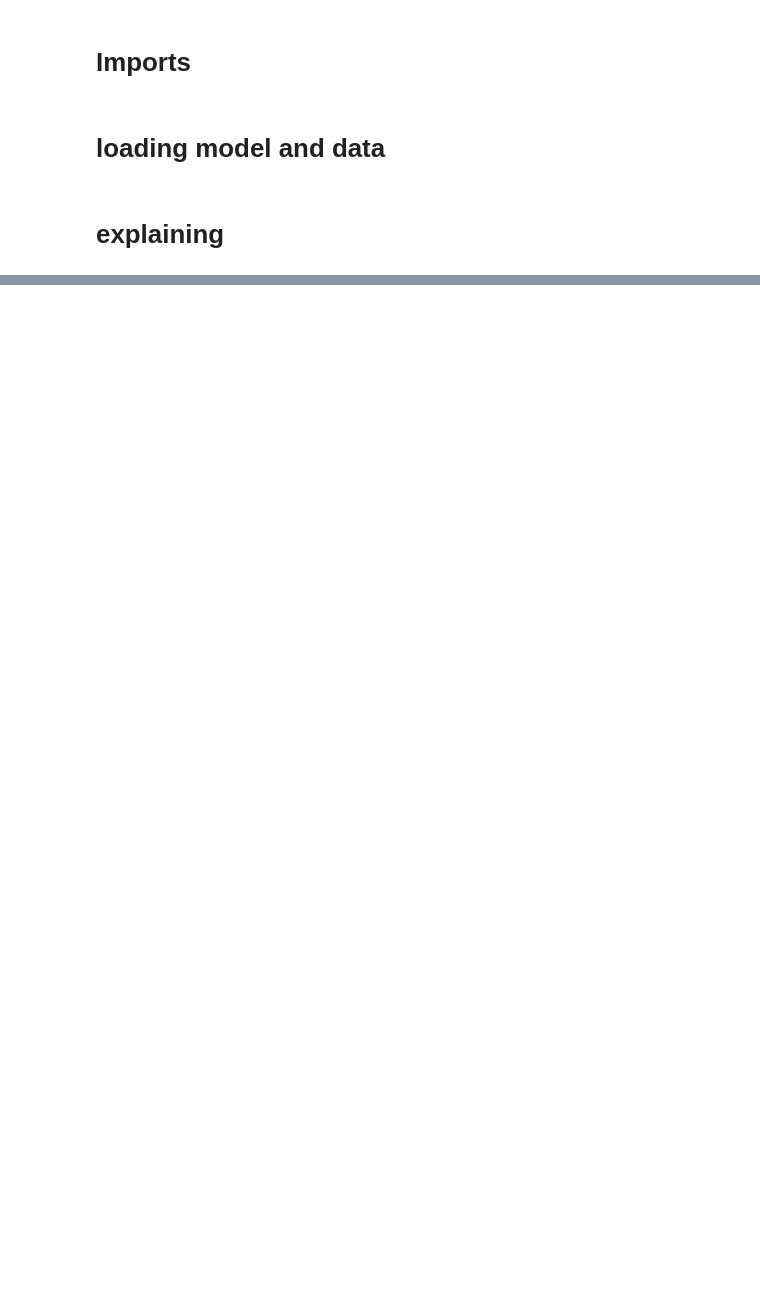
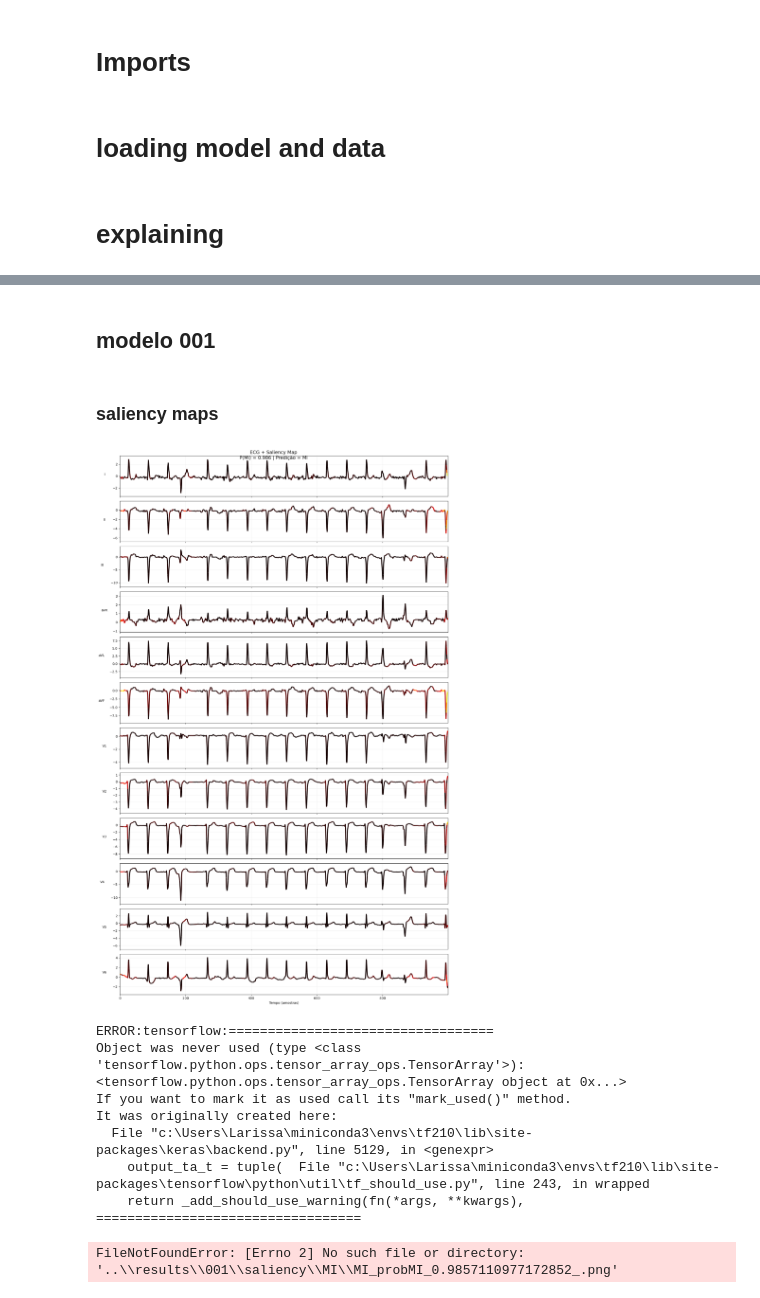
Before and after one commit to lari-ms/xai-heartattack-detection, a Jupyter notebook: notebooks/explainability.ipynb, the cells around one changed output, grey strips where cells are left out. Cells and saved outputs as stored; diff of their text form; code cells hidden in the pictures; blank space fills up the shorter version.

```diff
--- a/notebooks/explainability.ipynb
+++ b/notebooks/explainability.ipynb
@@ -18,13 +18,13 @@ from preprocessing import *
 # %% [markdown]
 # loading model and data
 # %%
-model = load_model("..\models\model_0.01_32.keras")
+model01 = load_model("..\models\model_0.01_32.keras")
 # %%
-#path_metadata = "C:\\Users\\Larissa\\bsi\\IC2025\\datasets\\ptbxl\\ptbxl_database.csv"
-path_metadata = "C:\\Users\\Larissa\\Downloads\\ptb-xl-a-large-publicly-available-electrocardiography-dataset-1.0.3\\ptb-xl-a-large-publicly-available-electrocardiography-dataset-1.0.3\\ptbxl_database.csv"
+path_metadata = "C:\\Users\\Larissa\\bsi\\IC2025\\datasets\\ptbxl\\ptbxl_database.csv"
+#path_metadata = "C:\\Users\\Larissa\\Downloads\\ptb-xl-a-large-publicly-available-electrocardiography-dataset-1.0.3\\ptb-xl-a-large-publicly-available-electrocardiography-dataset-1.0.3\\ptbxl_database.csv"
 sampling_rate = 100 #500
-#main_path = "C:\\Users\\Larissa\\bsi\\IC2025\\datasets\\ptbxl\\" #\\records"+str(sampling_rate)
-main_path = "C:\\Users\\Larissa\\Downloads\\ptb-xl-a-large-publicly-available-electrocardiography-dataset-1.0.3\\ptb-xl-a-large-publicly-available-electrocardiography-dataset-1.0.3\\"
+main_path = "C:\\Users\\Larissa\\bsi\\IC2025\\datasets\\ptbxl\\" #\\records"+str(sampling_rate)
+#main_path = "C:\\Users\\Larissa\\Downloads\\ptb-xl-a-large-publicly-available-electrocardiography-dataset-1.0.3\\ptb-xl-a-large-publicly-available-electrocardiography-dataset-1.0.3\\"
 # %%
 #loadidng metadata
 metadata_all_df = pd.read_csv(path_metadata, index_col='ecg_id')
@@ -152,0 +480,23 @@ plot_temporal_importance(heatmap, i)
+# %% [markdown]
+## modelo 001
+# %%
+model001 = load_model("..\models\model_0.001_32.keras")
+# %% [markdown]
+### saliency maps
+# %%
+dir_path = "..\\results\\001\\saliency\\MI"
+for i in range(len(mi_cases_x)):
+    plot_ecg_saliency_continuo(model001, mi_cases_x[i], dir_path=dir_path)
+    plot_ecg_saliency(model001, mi_cases_x[i], dir_path=dir_path)
+# %% [output]
+[figure, added]
+ERROR:tensorflow:==================================
+Object was never used (type <class 'tensorflow.python.ops.tensor_array_ops.TensorArray'>):
+<tensorflow.python.ops.tensor_array_ops.TensorArray object at 0x...>
+If you want to mark it as used call its "mark_used()" method.
+It was originally created here:
+  File "c:\Users\Larissa\miniconda3\envs\tf210\lib\site-packages\keras\backend.py", line 5129, in <genexpr>
+    output_ta_t = tuple(  File "c:\Users\Larissa\miniconda3\envs\tf210\lib\site-packages\tensorflow\python\util\tf_should_use.py", line 243, in wrapped
+    return _add_should_use_warning(fn(*args, **kwargs),
+==================================
+FileNotFoundError: [Errno 2] No such file or directory: '..\\results\\001\\saliency\\MI\\MI_probMI_0.9857110977172852_.png'
```
Also changed, not shown: parts of 16 cells of this notebook, 17 other files.
